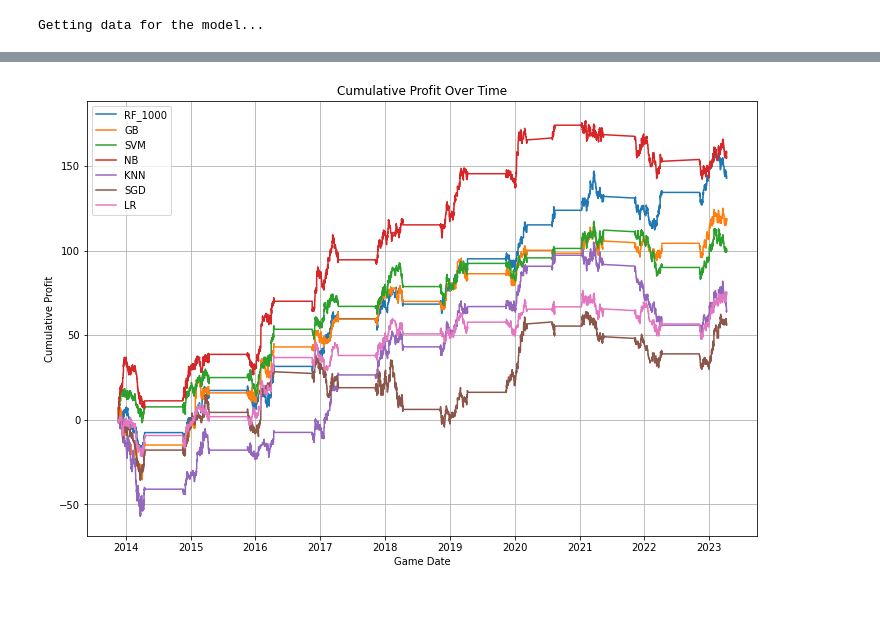
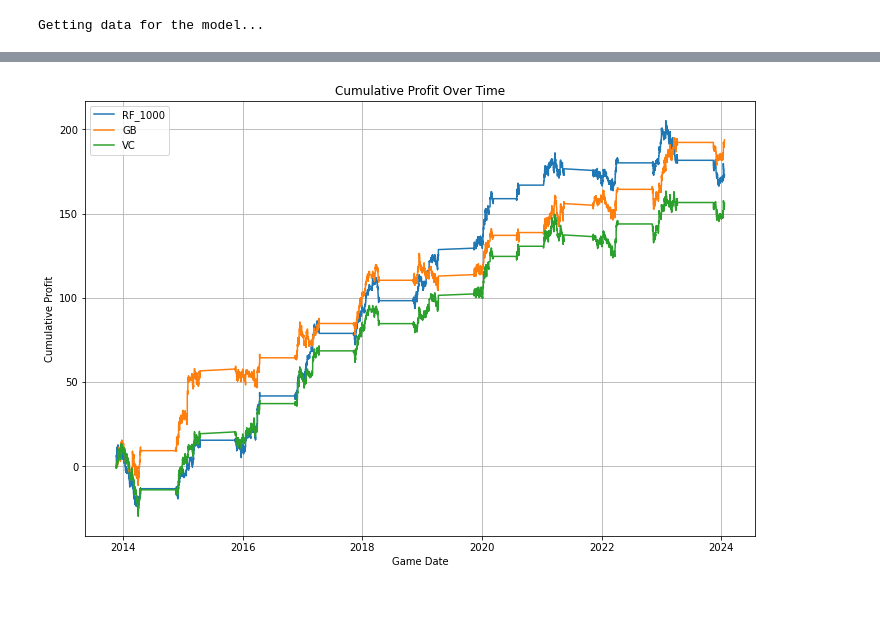
Before and after one commit to caiomelo22/nba-predictor, a Jupyter notebook: moneyline.ipynb, the cells around one changed output, grey strips where cells are left out. Drawn from its saved outputs; the diff is of its cells as text; code cells hidden in the pictures; blank space fills up the shorter version.

Commit message:
New voting classifier

```diff
--- a/moneyline.ipynb
+++ b/moneyline.ipynb
@@ -24,7 +24,7 @@ from sklearn.feature_selection import RFE
 pd.set_option('mode.chained_assignment', None)
 # %%
 first_season = 2012
-last_season = 2022
+last_season = 2023
 
 season_file = f'{first_season}-{last_season}'
 
@@ -107,10 +107,24 @@ def train_predict_model(x_train, y_train, x_test, y_test, season, model):
 main_df = pd.DataFrame()
 
 for season in range(first_season + 1, last_season+1):
+    rf_classifier = RandomForestClassifier(n_estimators=1000, random_state=0)
+    gb_classifier = GradientBoostingClassifier(random_state=0)
+    svm_classifier = SVC(kernel='rbf', random_state=0, probability=True)
+
+    # Create a voting classifier
+    voting_classifier = VotingClassifier(
+        estimators=[
+            ('RF', rf_classifier),
+            ('GB', gb_classifier),
+        ],
+        voting='soft'  # Use 'soft' for probability voting
+    )
+
     models = [
-        {'classifier': RandomForestClassifier(n_estimators=1000, random_state=0), 'abbreviation': 'RF_1000'},
-        {'classifier': GradientBoostingClassifier(random_state = 0) , 'abbreviation': 'GB'},
-        {'classifier': SVC(kernel = 'rbf', random_state = 0, probability = True), 'abbreviation': 'SVM'},
+        {'classifier': rf_classifier, 'abbreviation': 'RF_1000'},
+        {'classifier': gb_classifier, 'abbreviation': 'GB'},
+        {'classifier': svm_classifier, 'abbreviation': 'SVM'},
+        {'classifier': voting_classifier, 'abbreviation': 'VC'},
         {'classifier': GaussianNB(), 'abbreviation': 'NB'},
         {'classifier': KNeighborsClassifier(n_neighbors=800), 'abbreviation': 'KNN'},
         {'classifier': SGDClassifier(loss="log", random_state = 0), 'abbreviation': 'SGD'},
@@ -152,5 +166,5 @@ for season in range(first_season + 1, last_season+1):
 # %%
-min_odds = 2
+min_odds = 1.8
 
 def create_game_profit_col(row, model_abbv):
     odds = row["ODDS_A" if row[f"{model_abbv}_PRED"] == "H" else "ODDS_B"]
@@ -223,15 +237,18 @@ LR Strike Rate: 65.98%
 # %%
 plt.figure(figsize=(12, 8))
 
 for model in models:
     model_abbv = model["abbreviation"]
-    plt.plot(main_df['GAME_DATE'], main_df[f"{model_abbv}_PROFIT_TRACKING"], label = model_abbv)
+    if model_abbv == 'RF_1000' or model_abbv == 'GB' or model_abbv == 'VC':
+        plt.plot(main_df['GAME_DATE'], main_df[f"{model_abbv}_PROFIT_TRACKING"], label = model_abbv)
 
 plt.title('Cumulative Profit Over Time')
 plt.xlabel('Game Date')
 plt.ylabel('Cumulative Profit')
 plt.legend()
 plt.grid(True)
 plt.show()
 # %% [output]
-[figure, old version]
+[figure, new version]
+# %% [markdown]
+####
```
Also changed, not shown: parts of 5 cells of this notebook.
